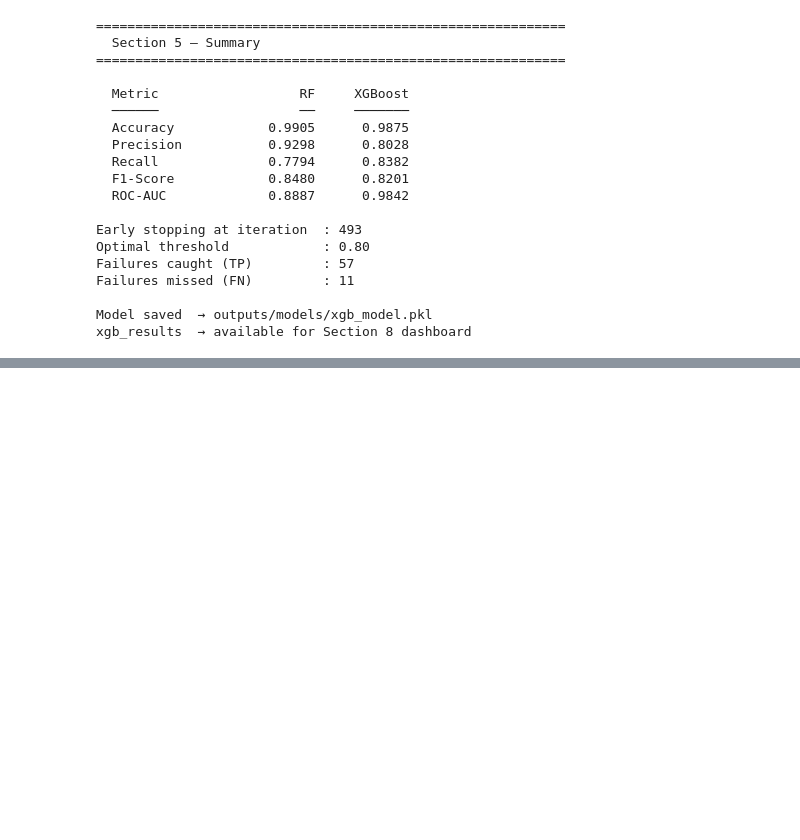
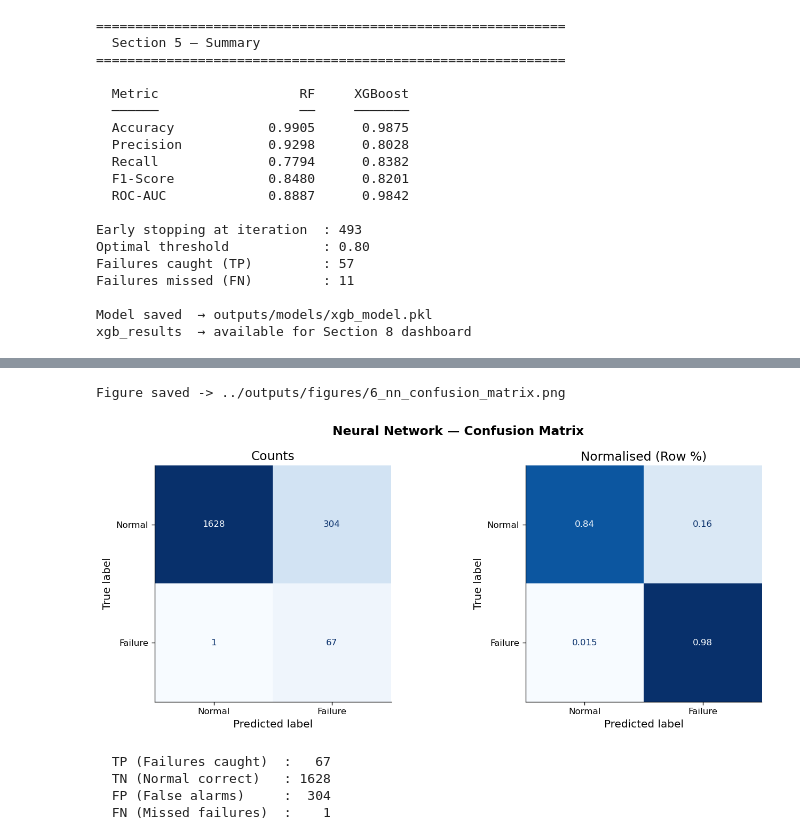
Before and after one commit to HoodaVishal/Predictive-Maintenance-ML, a Jupyter notebook: notebook/Predictive Maintenance ML.ipynb, the cells around one changed output, grey strips where cells are left out. Drawn from its saved outputs; the diff is of its cells as text; code cells hidden in the pictures; blank space fills up the shorter version.

```diff
--- a/notebook/Predictive Maintenance ML.ipynb
+++ b/notebook/Predictive Maintenance ML.ipynb
@@ -1744,0 +1996,32 @@ xgb_results  → available for Section 8 dashboard
+# %%
+# Confusion Matrix
+cm_nn = confusion_matrix(y_test, y_pred_nn)
+tn, fp, fn, tp = cm_nn.ravel()
+
+fig, axes = plt.subplots(1, 2, figsize = (14, 5))
+fig.suptitle("Neural Network — Confusion Matrix", fontsize = 14, fontweight = "bold")
+
+disp = ConfusionMatrixDisplay(confusion_matrix = cm_nn, display_labels = ["Normal", "Failure"])
+disp.plot(ax = axes[0], colorbar = False, cmap = "Blues")
+axes[0].set_title("Counts")
+
+cm_norm = cm_nn.astype(float) / cm_nn.sum(axis = 1)[:, np.newaxis]
+disp_norm = ConfusionMatrixDisplay(confusion_matrix = cm_norm.round(3), display_labels = ["Normal", "Failure"])
+disp_norm.plot(ax = axes[1], colorbar = False, cmap = "Blues")
+axes[1].set_title("Normalised (Row %)")
+
+plt.tight_layout()
+save_fig("6_nn_confusion_matrix.png")
+plt.show()
+
+print(f"\n  TP (Failures caught)  : {tp:>4}")
+print(f"  TN (Normal correct)   : {tn:>4}")
+print(f"  FP (False alarms)     : {fp:>4}")
+print(f"  FN (Missed failures)  : {fn:>4}")
+# %% [output]
+Figure saved -> ../outputs/figures/6_nn_confusion_matrix.png
+[figure, added]
+  TP (Failures caught)  :   67
+  TN (Normal correct)   : 1628
+  FP (False alarms)     :  304
+  FN (Missed failures)  :    1
```
Also changed, not shown: parts of 10 cells of this notebook, 4 other files.
